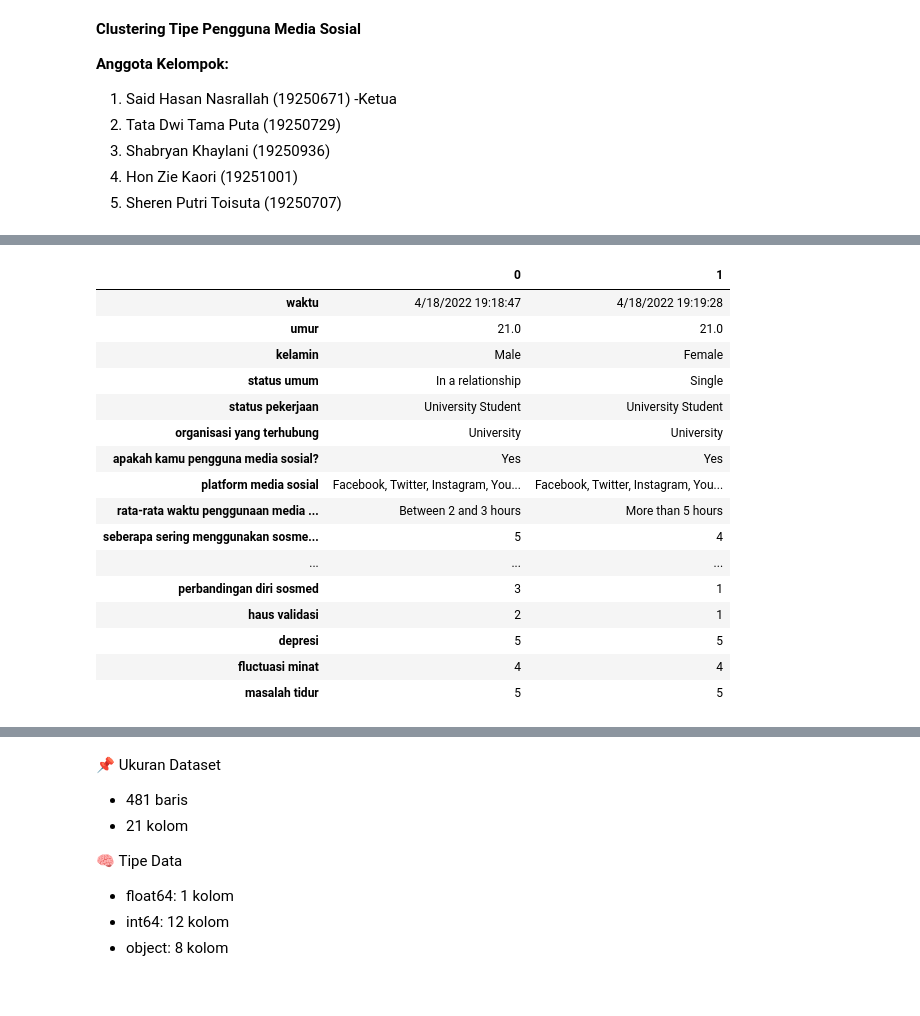
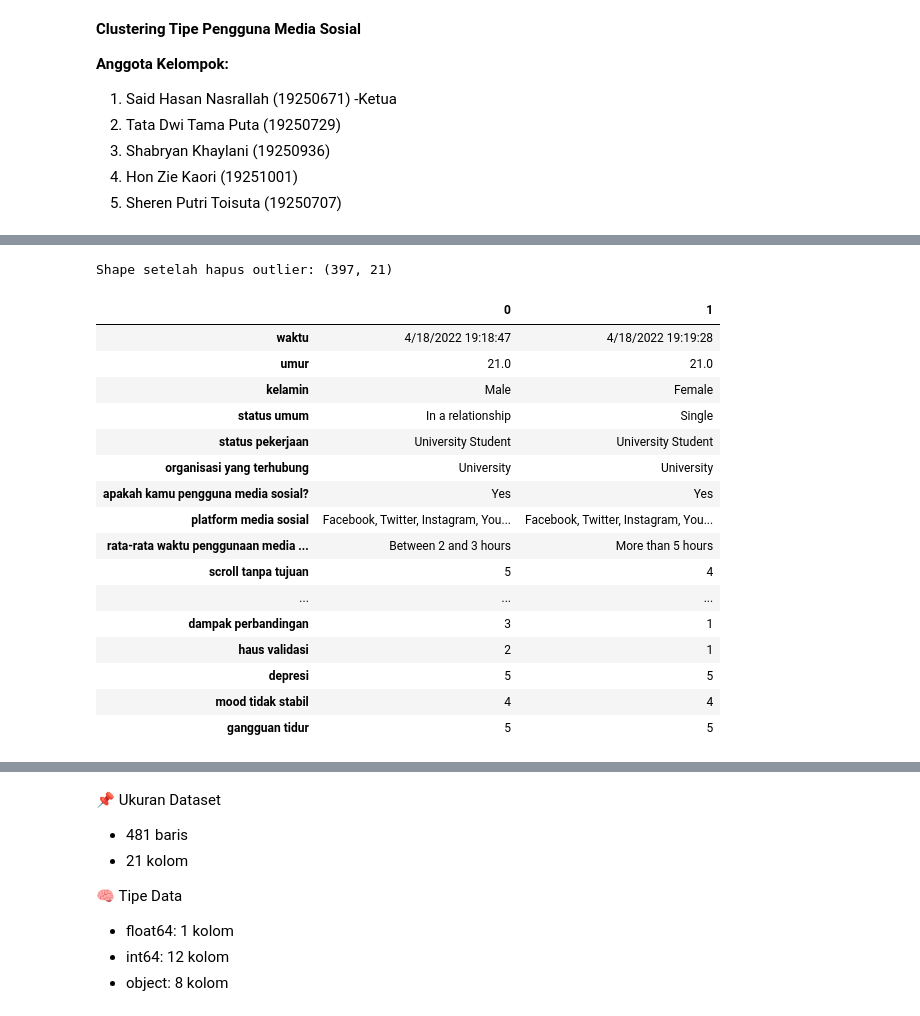
Before and after one commit to Sann11-y/Clustering-types-of-social-media-users, a Jupyter notebook: Project.ipynb, the cells around one changed output, grey strips where cells are left out. Drawn from its saved outputs; the diff is of its cells as text; code cells hidden in the pictures.

```diff
--- a/Project.ipynb
+++ b/Project.ipynb
@@ -86,0 +198,24 @@ Membaca Dataset File CSV
+# %%
+import matplotlib.pyplot as plt
+
+# Boxplot cek outlier kolom usia
+plt.figure(figsize=(6, 4))
+plt.boxplot(df['1. What is your age?'].dropna())
+plt.title('Boxplot Usia — Cek Outlier')
+plt.ylabel('Usia')
+plt.show()
+
+# IQR Method — hitung batas outlier
+Q1 = df['1. What is your age?'].quantile(0.25)
+Q3 = df['1. What is your age?'].quantile(0.75)
+IQR = Q3 - Q1
+batas_bawah = Q1 - 1.5 * IQR
+batas_atas  = Q3 + 1.5 * IQR
+
+outlier = df[(df['1. What is your age?'] < batas_bawah) |
+             (df['1. What is your age?'] > batas_atas)]
+
+print(f'Batas bawah: {batas_bawah}')
+print(f'Batas atas : {batas_atas}')
+print(f'Jumlah outlier: {len(outlier)}')
+print(outlier[['1. What is your age?']])
@@ -87,48 +241,55 @@ Membaca Dataset File CSV
+# %%
+df = df[(df['1. What is your age?'] >= batas_bawah) &
+        (df['1. What is your age?'] <= batas_atas)]
+
+print(f'Shape setelah hapus outlier: {df.shape}')
+# %% [output]
+Shape setelah hapus outlier: (397, 21)
 # %%
 kolom_baru = {
     'Timestamp': 'waktu',
     '1. What is your age?': 'umur',
     '2. Gender': 'kelamin',
     '3. Relationship Status': 'status umum',
     '4. Occupation Status': 'status pekerjaan',
     '5. What type of organizations are you affiliated with?': 'organisasi yang terhubung',
     '6. Do you use social media?': 'apakah kamu pengguna media sosial?',
     '7. What social media platforms do you commonly use?': 'platform media sosial',
     '8. What is the average time you spend on social media every day?': 'rata-rata waktu penggunaan media sosial per hari',
-    '9. How often do you find yourself using Social media without a specific purpose?': 'seberapa sering menggunakan sosmed tanpa tujuan tertentu',
-    '10. How often do you get distracted by Social media when you are busy doing something?': 'distraksi',
-    "11. Do you feel restless if you haven't used Social media in a while?": 'kelelahan',
-    '12. On a scale of 1 to 5, how easily distracted are you?' : 'distraksi',
+    '9. How often do you find yourself using Social media without a specific purpose?': 'scroll tanpa tujuan',
+    '10. How often do you get distracted by Social media when you are busy doing something?': 'distraksi sosmed',
+    "11. Do you feel restless if you haven't used Social media in a while?": 'ketergantungan sosmed',
+    '12. On a scale of 1 to 5, how easily distracted are you?' : 'mudah_terdistraksi',
     '13. On a scale of 1 to 5, how much are you bothered by worries?' : 'kekhawatiran',
     '14. Do you find it difficult to concentrate on things?' : 'kesulitan konsentrasi',
     '15. On a scale of 1-5, how often do you compare yourself to other successful people through the use of social media?' : 'perbandingan diri sosmed',
-    '16. Following the previous question, how do you feel about these comparisons, generally speaking?' : 'perbandingan diri sosmed',
+    '16. Following the previous question, how do you feel about these comparisons, generally speaking?' : 'dampak perbandingan',
     '17. How often do you look to seek validation from features of social media?' : 'haus validasi',
     '18. How often do you feel depressed or down?' : 'depresi',
-    '19. On a scale of 1 to 5, how frequently does your interest in daily activities fluctuate?' : 'fluctuasi minat',
-    '20. On a scale of 1 to 5, how often do you face issues regarding sleep?' : 'masalah tidur',
+    '19. On a scale of 1 to 5, how frequently does your interest in daily activities fluctuate?' : 'mood tidak stabil',
+    '20. On a scale of 1 to 5, how often do you face issues regarding sleep?' : 'gangguan tidur',
 }
 
 df.rename(columns=kolom_baru, inplace=True)
 df.head(2).T
 # %% [output]
 |  | 0 | 1 |
 | waktu | 4/18/2022 19:18:47 | 4/18/2022 19:19:28 |
 | umur | 21.0 | 21.0 |
 | kelamin | Male | Female |
 | status umum | In a relationship | Single |
 | status pekerjaan | University Student | University Student |
 | organisasi yang terhubung | University | University |
 | apakah kamu pengguna media sosial? | Yes | Yes |
 | platform media sosial | Facebook, Twitter, Instagram, You... | Facebook, Twitter, Instagram, You... |
 | rata-rata waktu penggunaan media ... | Between 2 and 3 hours | More than 5 hours |
-| seberapa sering menggunakan sosme... | 5 | 4 |
+| scroll tanpa tujuan | 5 | 4 |
 | ... | ... | ... |
-| perbandingan diri sosmed | 3 | 1 |
+| dampak perbandingan | 3 | 1 |
 | haus validasi | 2 | 1 |
 | depresi | 5 | 5 |
-| fluctuasi minat | 4 | 4 |
-| masalah tidur | 5 | 5 |
+| mood tidak stabil | 4 | 4 |
+| gangguan tidur | 5 | 5 |
 # %%
 df.info()
 # %% [output]
```
Also changed, not shown: parts of 19 cells of this notebook.
